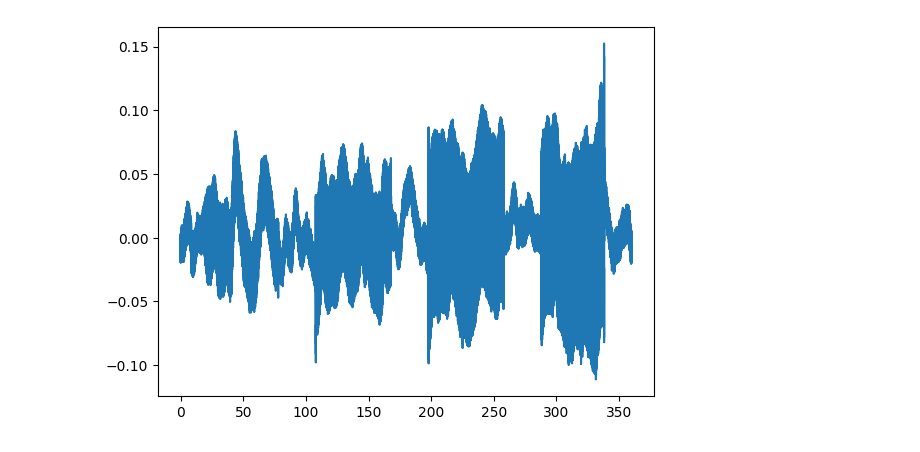
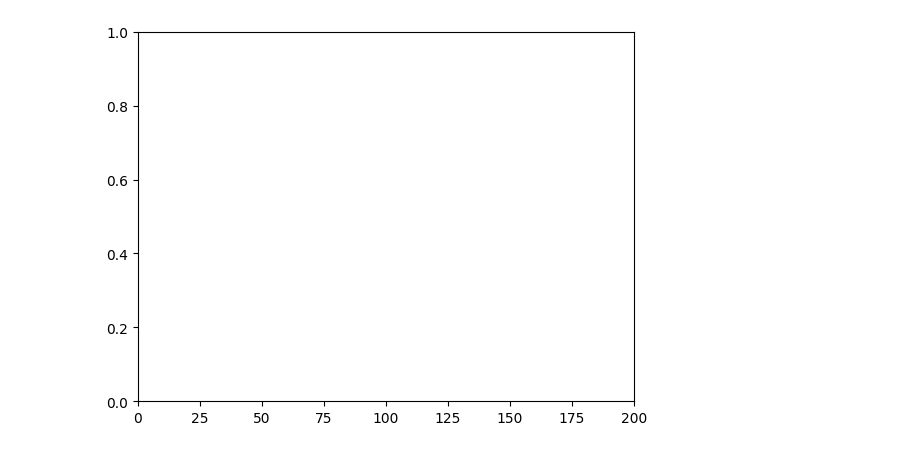
Before and after one commit to VibrasticLab/General_Projects, a Jupyter notebook: JLL_CWO_Okt_2023/extractdata_nidaq.ipynb, the cells around one changed output. Drawn from its saved outputs; the diff is of its cells as text; code cells hidden in the pictures.

```diff
--- a/JLL_CWO_Okt_2023/extractdata_nidaq.ipynb
+++ b/JLL_CWO_Okt_2023/extractdata_nidaq.ipynb
@@ -32,5 +183,5 @@ for line in file:
 # %%
-plt.plot(t,s0)
+plt.xlim([0,200])
 plt.show()
 # %% [output]
-[figure, old version]
+[figure, new version]
```
Also changed, not shown: parts of 19 cells of this notebook.
